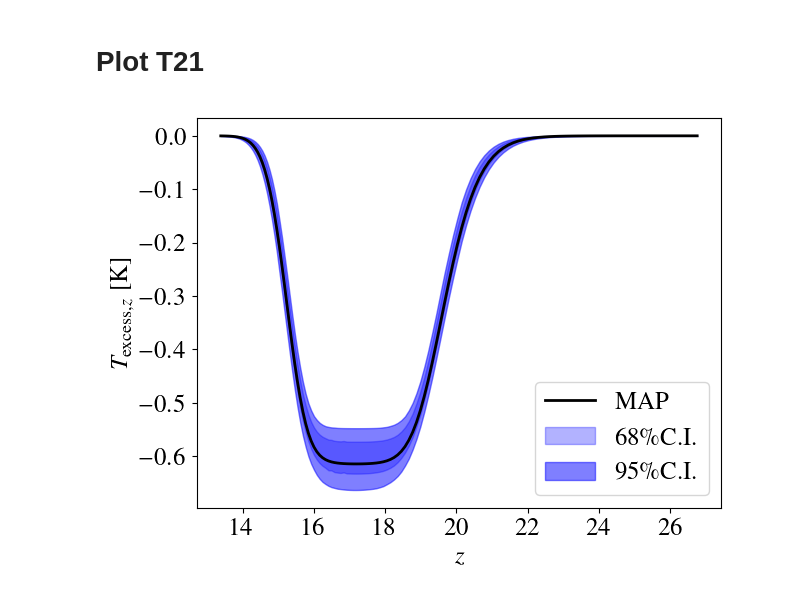
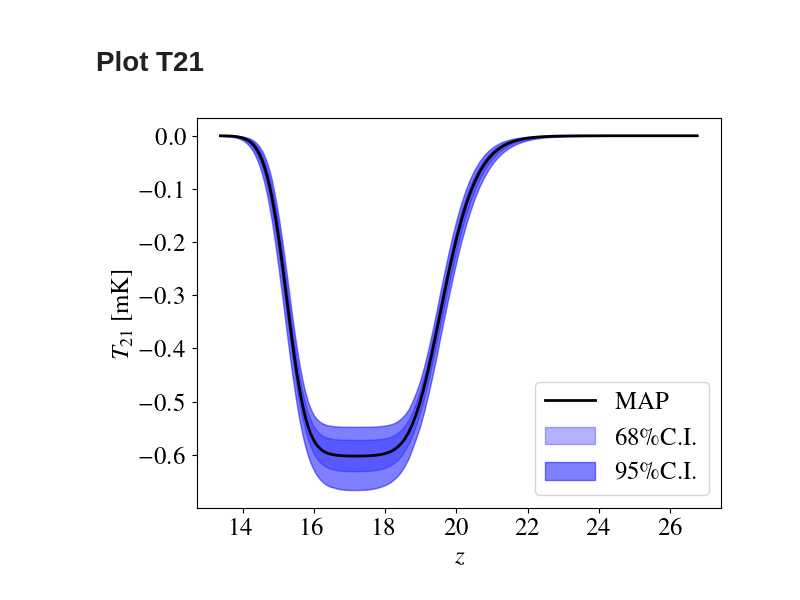
Before and after one commit to Junsong-Cang/PyLab, a Jupyter notebook: examples/MultiNest/Example_solve.ipynb, the cells around one changed output. Drawn from its saved outputs; the diff is of its cells as text; code cells hidden in the pictures.

```diff
--- a/examples/MultiNest/Example_solve.ipynb
+++ b/examples/MultiNest/Example_solve.ipynb
@@ -465,7 +485,7 @@ def Run_Fit(NFG, FileRoot = '/Users/cangtao/Desktop/tmp/tmp_'):
 # %% [markdown]
 An example with 5 FG terms
 # %%
-Root = '/Users/cangtao/Desktop/tmp/tmp_'
+Root = '/Users/cangtao/Desktop/tmp/tmp_EDGES_'
 NFG = 5
 Run_Fit(NFG = NFG, FileRoot = Root)
 # %% [output]
@@ -616,30 +627,30 @@ WARNING:root:fine_bins not large enough to well sample smoothing scale - derived
 # %%
 LineWidth = 2
 FontSize = 18
 
 d=np.load(Root + 'T21.npz')
 z = d['z']
 T = d['T21']
 
 plt.rcParams.update({'font.family':'Times'})
 plt.rcParams['text.usetex'] = True
 fig, ax = plt.subplots()
 # fig.set_size_inches(8, 4)
 
 plt.plot(z, T[5,:], '-k', linewidth=LineWidth, label = 'MAP')
 plt.fill_between(z, T[1,:], T[2,:], color = 'b',alpha=0.3,label='68\%C.I.')
 plt.fill_between(z, T[3,:], T[4,:], color = 'b',alpha=0.5,label='95\%C.I.')
 
 # plt.xscale('log')
 # plt.yscale('log')
 plt.xlabel('$z$',fontsize=FontSize,fontname='Times New Roman')
-plt.ylabel('$T_{\mathrm{excess},z}$ [K]',fontsize=FontSize,fontname='Times New Roman')
+plt.ylabel('$T_{21}$ [mK]',fontsize=FontSize,fontname='Times New Roman')
 plt.xticks(size=FontSize)
 plt.yticks(size=FontSize)
 plt.legend(fontsize=FontSize,loc = 'lower right')
 #plt.xlim([-1,7])
 #plt.ylim([-1.2,1.2])
 plt.tight_layout()
 plt.savefig('/Users/cangtao/Desktop/tmp.pdf')
 # %% [output]
-[figure, old version]
+[figure, new version]
```
Also changed, not shown: parts of 11 cells of this notebook, 14 other files.
